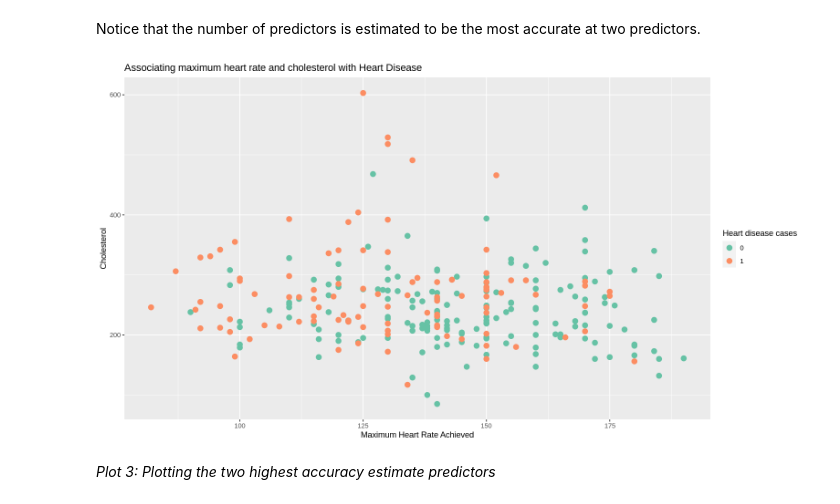
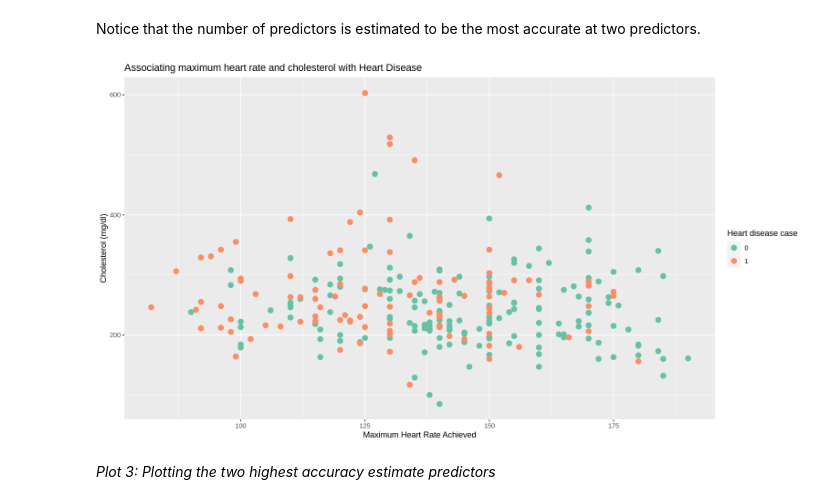
Before and after one commit to jaden-lai/DSCI-100-006-21, a Jupyter notebook: project_final.ipynb, the cells around one changed output. Saved outputs shown, nothing was run; the diff lists cells and outputs as text; code cells hidden in the pictures.

```diff
--- a/project_final.ipynb
+++ b/project_final.ipynb
@@ -241,15 +225,15 @@ Notice that the number of predictors is estimated to be the most accurate at two
 # %%
 options(repr.plot.width = 13, repr.plot.height = 7)
 
 heart_disease_plot_best <- heart_disease_hungarian |>
     ggplot(aes(x = maximum_heart_rate_achieved, y = cholesterol, color = heart_disease_cases)) +
         geom_point(size = 3) +
-        labs(x = "Maximum Heart Rate Achieved", y = "Cholesterol", color = "Heart disease cases", title = "Associating maximum heart rate and cholesterol with Heart Disease") +
+        labs(x = "Maximum Heart Rate Achieved", y = "Cholesterol (mg/dl)", color = "Heart disease case", title = "Associating maximum heart rate and cholesterol with Heart Disease") +
          scale_color_brewer(palette = "Set2")
 
 heart_disease_plot_best
 # %% [output]
-[figure, old version]
+[figure, new version]
 # %% [markdown]
 *Plot 3: Plotting the two highest accuracy estimate predictors*
 # %% [markdown]
```
Also changed, not shown: parts of 13 cells of this notebook.
